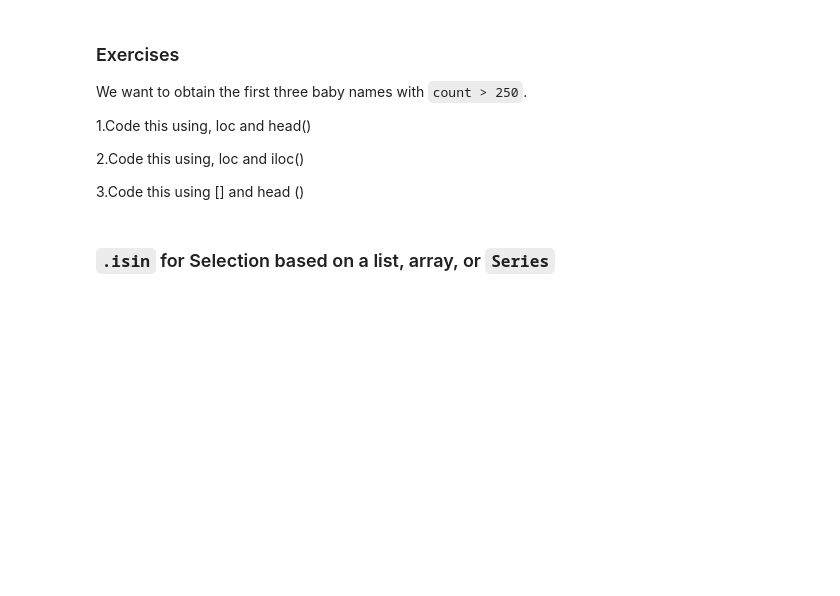
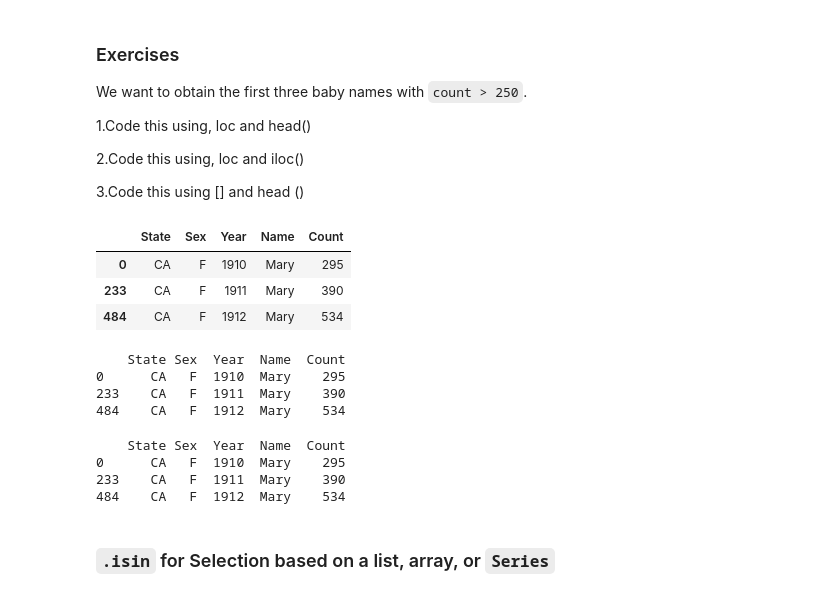
Before and after one commit to muxxaffar/Advance_DS, a Jupyter notebook: Pandas_practise_III.ipynb, the cells around one changed output. Cells and saved outputs as stored; diff of their text form; code cells hidden in the pictures; blank space fills up the shorter version.

```diff
--- a/Pandas_practise_III.ipynb
+++ b/Pandas_practise_III.ipynb
@@ -63,3 +62,29 @@ We want to obtain the first three baby names with `count > 250`.
+# %%
+baby_names = babynames.loc[babynames['Count'] > 250].head(3)
+baby_names
+# %% [output]
+|  | State | Sex | Year | Name | Count |
+| 0 | CA | F | 1910 | Mary | 295 |
+| 233 | CA | F | 1911 | Mary | 390 |
+| 484 | CA | F | 1912 | Mary | 534 |
+# %%
+babyName_iloc = babynames.loc[babynames['Count'] > 250 ].iloc[:3]
+print(babyName_iloc)
+# %% [output]
+    State Sex  Year  Name  Count
+0      CA   F  1910  Mary    295
+233    CA   F  1911  Mary    390
+484    CA   F  1912  Mary    534
+# %%
+#use of iloc
+
+babynames_brack = babynames[babynames['Count'] > 250 ].head(3)
+print(babynames_brack)
+# %% [output]
+    State Sex  Year  Name  Count
+0      CA   F  1910  Mary    295
+233    CA   F  1911  Mary    390
+484    CA   F  1912  Mary    534
 # %% [markdown]
 ### `.isin` for Selection based on a list, array, or `Series`
 # %%
```
Also changed, not shown: parts of 9 cells of this notebook, 10 other files.
